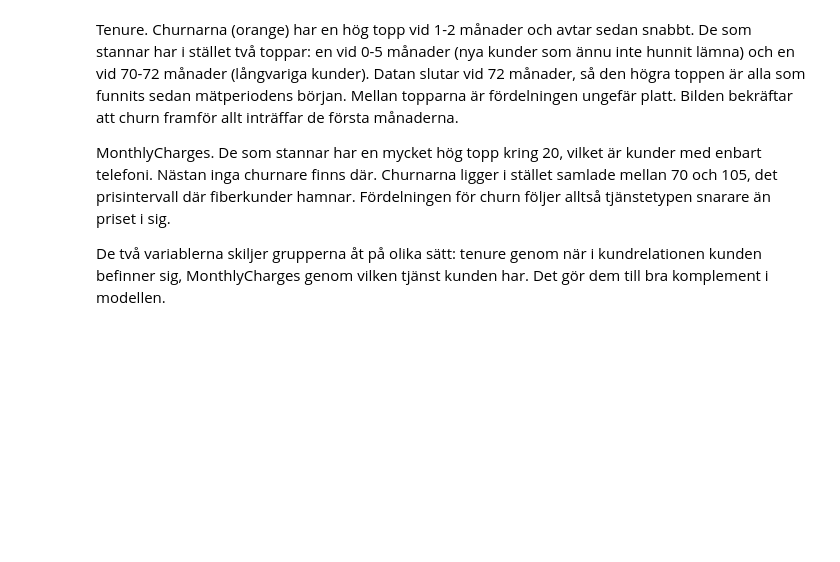
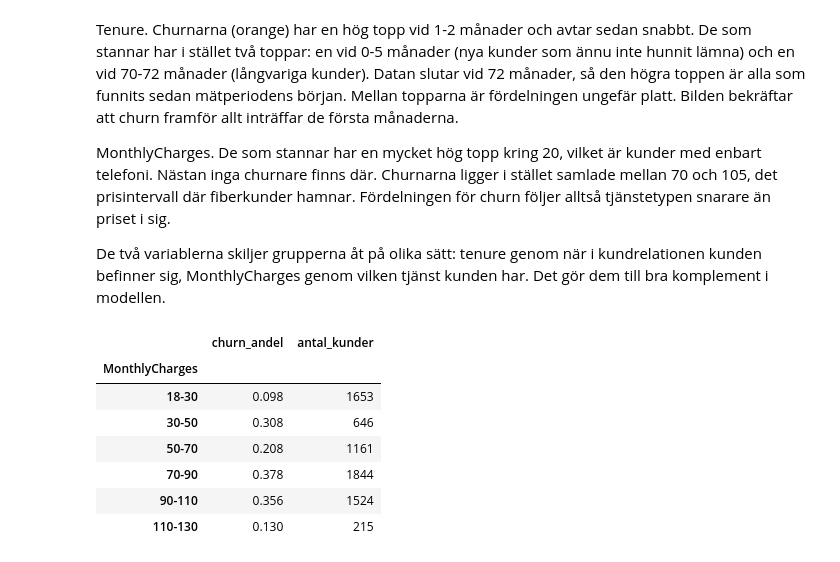
Before and after one commit to LukWen-Ill/Dataview_v2, a Jupyter notebook: src/eda.ipynb, the cells around one changed output. Cells and saved outputs as stored; diff of their text form; code cells hidden in the pictures; blank space fills up the shorter version.

```diff
--- a/src/eda.ipynb
+++ b/src/eda.ipynb
@@ -298,3 +348,19 @@ sätt: tenure genom när i kundrelationen kunden
 befinner sig, MonthlyCharges genom vilken tjänst
 kunden har. Det gör dem till bra komplement i
 modellen.
+# %%
+bins = [0, 30, 50, 70, 90, 110, 130]
+labels = ["18-30", "30-50", "50-70", "70-90", "90-110", "110-130"]
+price_band = pd.cut(clean_df["MonthlyCharges"], bins=bins, labels=labels)
+by_price = clean_df.groupby(price_band, observed=True)["churn"].agg(["mean", "size"])
+by_price.columns = ["churn_andel", "antal_kunder"]
+by_price.round(3)
+# %% [output]
+|  | churn_andel | antal_kunder |
+| MonthlyCharges |  |  |
+| 18-30 | 0.098 | 1653 |
+| 30-50 | 0.308 | 646 |
+| 50-70 | 0.208 | 1161 |
+| 70-90 | 0.378 | 1844 |
+| 90-110 | 0.356 | 1524 |
+| 110-130 | 0.130 | 215 |
```
Also changed, not shown: parts of 32 cells of this notebook.
